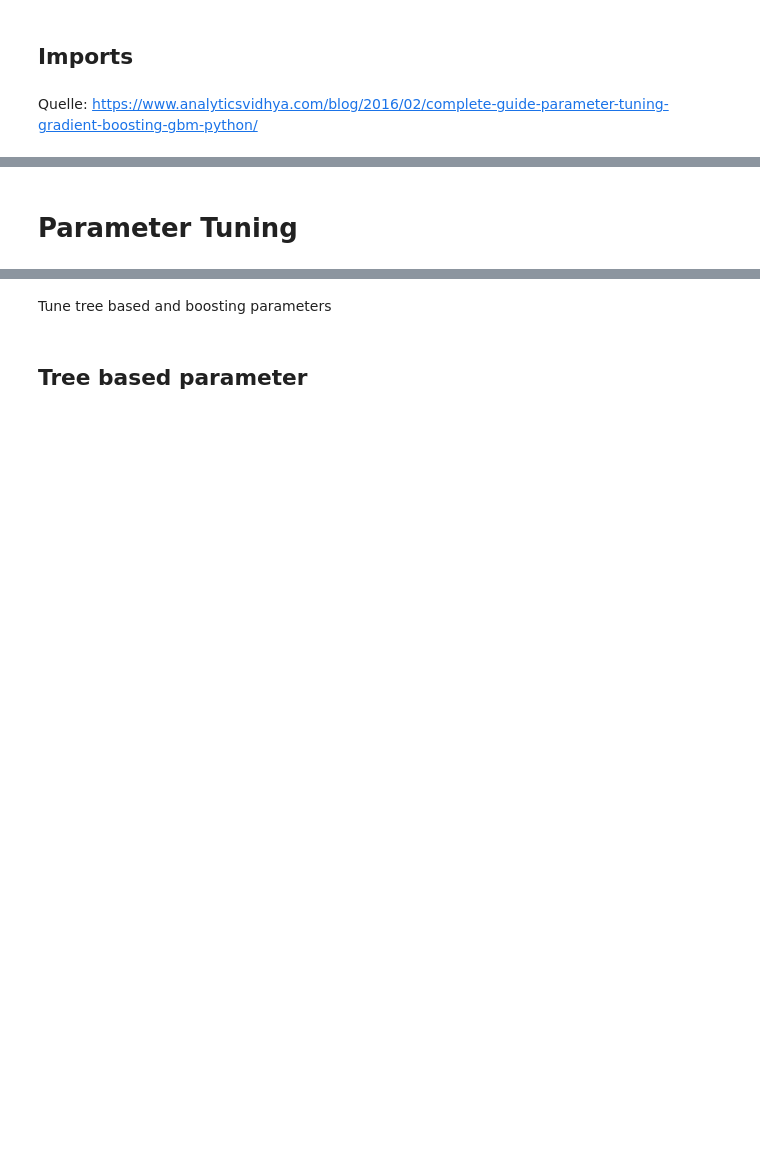
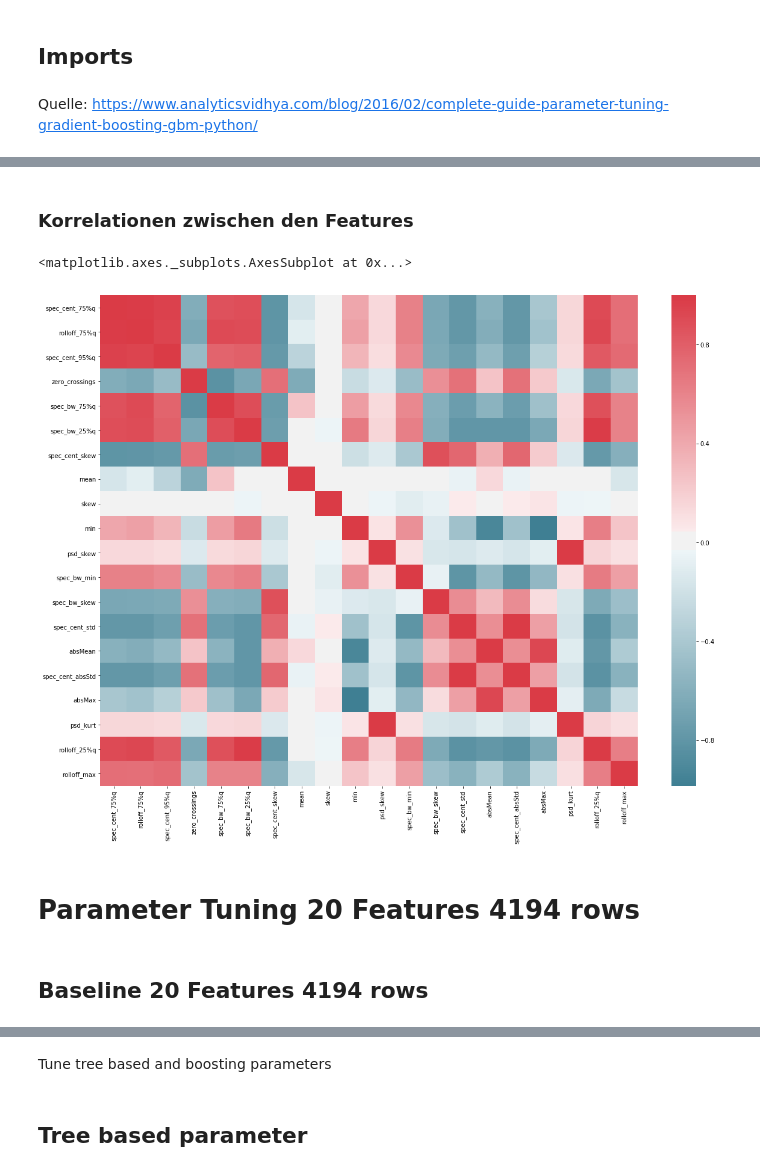
Before and after one commit to domelein/CAS_PML_Earthquake_pred, a Jupyter notebook: Model_GradientBoost.ipynb, the cells around one changed output, grey strips where cells are left out. Cells and saved outputs as stored; diff of their text form; code cells hidden in the pictures; blank space fills up the shorter version.

```diff
--- a/Model_GradientBoost.ipynb
+++ b/Model_GradientBoost.ipynb
@@ -142,2 +170,13 @@ Top 60 Feature
+# %% [markdown]
+### Korrelationen zwischen den Features
+# %%
+corr = filtered_feature_data.corr()
+colormap = sns.diverging_palette(220, 10, as_cmap=True)
+
+plt.subplots(figsize=(20,15))
+sns.heatmap(corr,cmap=colormap)
+# %% [output]
+<matplotlib.axes._subplots.AxesSubplot at 0x...>
+[figure, added]
 # %% [markdown]
-# Parameter Tuning
+# Parameter Tuning 20 Features 4194 rows
@@ -143,0 +193,2 @@ Top 60 Feature
+# %% [markdown]
+## Baseline 20 Features 4194 rows
```
Also changed, not shown: parts of 40 cells of this notebook, 8 other files.
